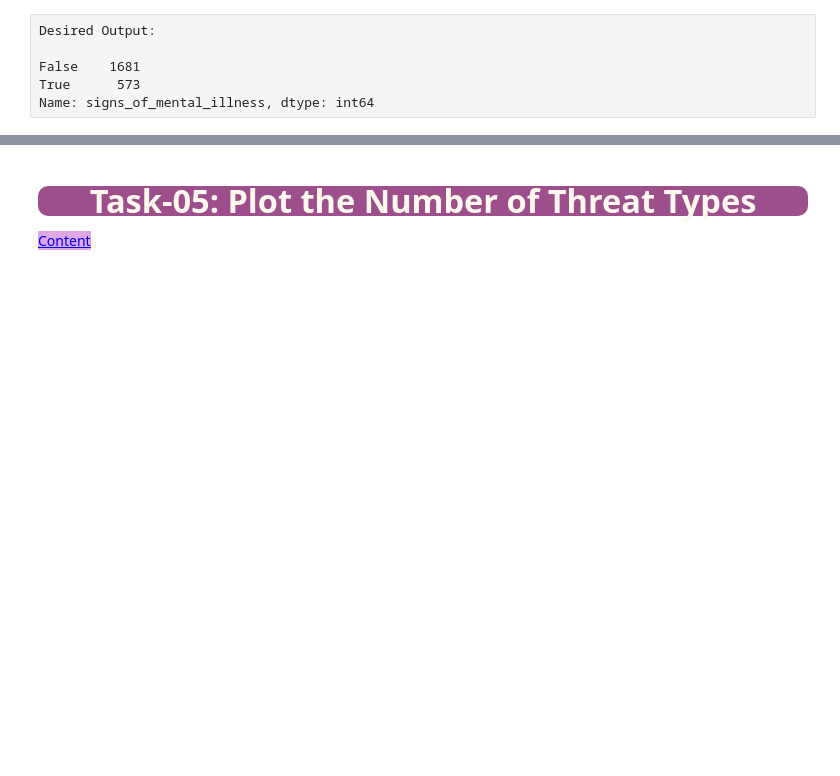
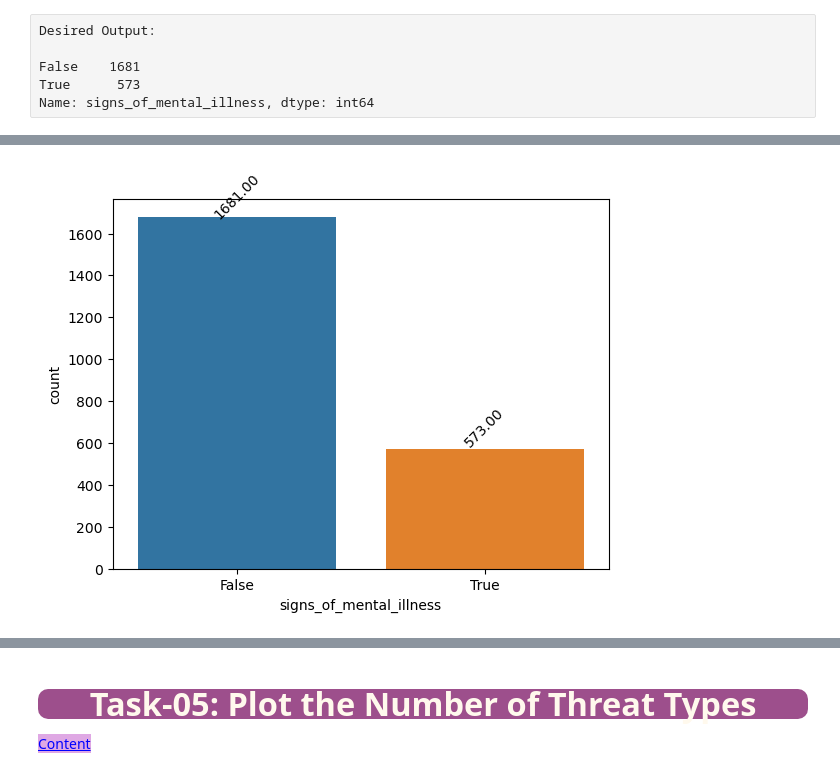
Before and after one commit to SongJiyeonPaek/CW_Assignments, a Jupyter notebook: DVwPY Assignment_02(Seaborn-PoliceKillings-US)/Assignment-2 (PoliceKillingUS-Seaborn)-Student.ipynb, the cells around one changed output, grey strips where cells are left out. Saved outputs shown, nothing was run; the diff lists cells and outputs as text; code cells hidden in the pictures; blank space fills up the shorter version.

```diff
--- a/DVwPY Assignment_02(Seaborn-PoliceKillings-US)/Assignment-2 (PoliceKillingUS-Seaborn)-Student.ipynb
+++ b/DVwPY Assignment_02(Seaborn-PoliceKillings-US)/Assignment-2 (PoliceKillingUS-Seaborn)-Student.ipynb
@@ -575,3 +613,21 @@ Desired Output:
+# %%
+# With Seaborn Countplot
+
+# YOUR CODE IS HERE
+
+ax = sns.countplot(data = kill,
+              x = "signs_of_mental_illness"
+              )
+
+for bar in ax.patches:
+    ax.annotate("{:.2f}".format(bar.get_height()), (bar.get_x() + bar.get_width() / 2., bar.get_height()),
+                ha='center', va='center', rotation=45, fontsize=10, xytext=(0, 15), textcoords='offset points')
+
+
+#for i in ax.containers:
+#    ax.bar_label(i, rotation = 45)
+# %% [output]
+[figure, added]
 # %% [markdown]
 Desired Output:
 
```
Also changed, not shown: parts of 5 cells of this notebook.
